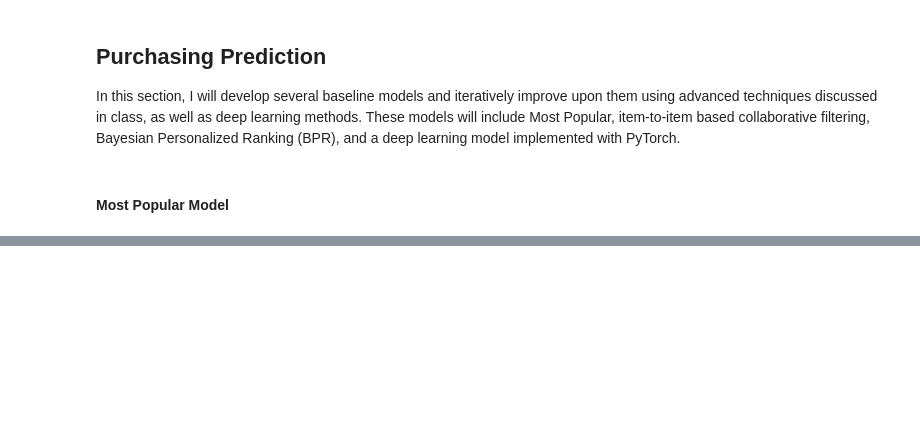
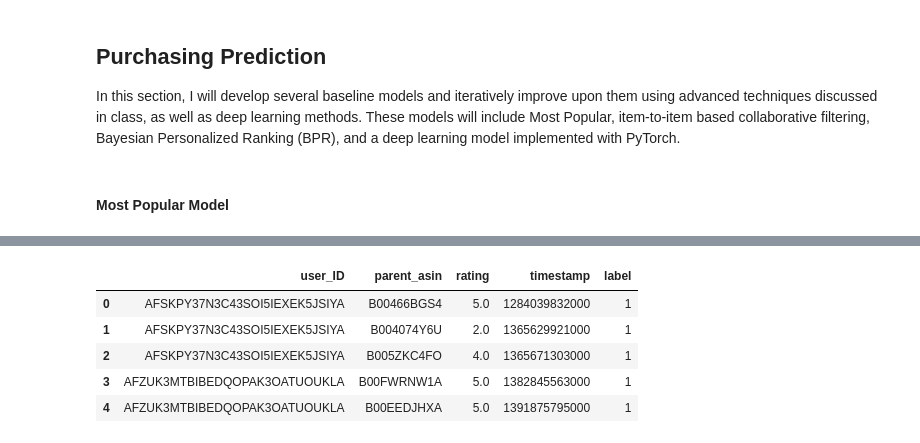
Before and after one commit to NumaanFormoli/Amazon-Prediction, a Jupyter notebook: research.ipynb, the cells around one changed output, grey strips where cells are left out. Drawn from its saved outputs; the diff is of its cells as text; code cells hidden in the pictures; blank space fills up the shorter version.

```diff
--- a/research.ipynb
+++ b/research.ipynb
@@ -398,0 +614,13 @@ Recall: f0.15030674846625766
+# %%
+train_data_full_df = pd.read_csv("data/train_data_full.csv")
+valid_data_full_df = pd.read_csv("data/valid_data_full.csv")
+test_data_full_df = pd.read_csv("data/test_data_full.csv")
+# %%
+train_data_full_df.head()
+# %% [output]
+|  | user_ID | parent_asin | rating | timestamp | label |
+| 0 | AFSKPY37N3C43SOI5IEXEK5JSIYA | B00466BGS4 | 5.0 | 1284039832000 | 1 |
+| 1 | AFSKPY37N3C43SOI5IEXEK5JSIYA | B004074Y6U | 2.0 | 1365629921000 | 1 |
+| 2 | AFSKPY37N3C43SOI5IEXEK5JSIYA | B005ZKC4FO | 4.0 | 1365671303000 | 1 |
+| 3 | AFZUK3MTBIBEDQOPAK3OATUOUKLA | B00FWRNW1A | 5.0 | 1382845563000 | 1 |
+| 4 | AFZUK3MTBIBEDQOPAK3OATUOUKLA | B00EEDJHXA | 5.0 | 1391875795000 | 1 |
```
Also changed, not shown: parts of 49 cells of this notebook.
